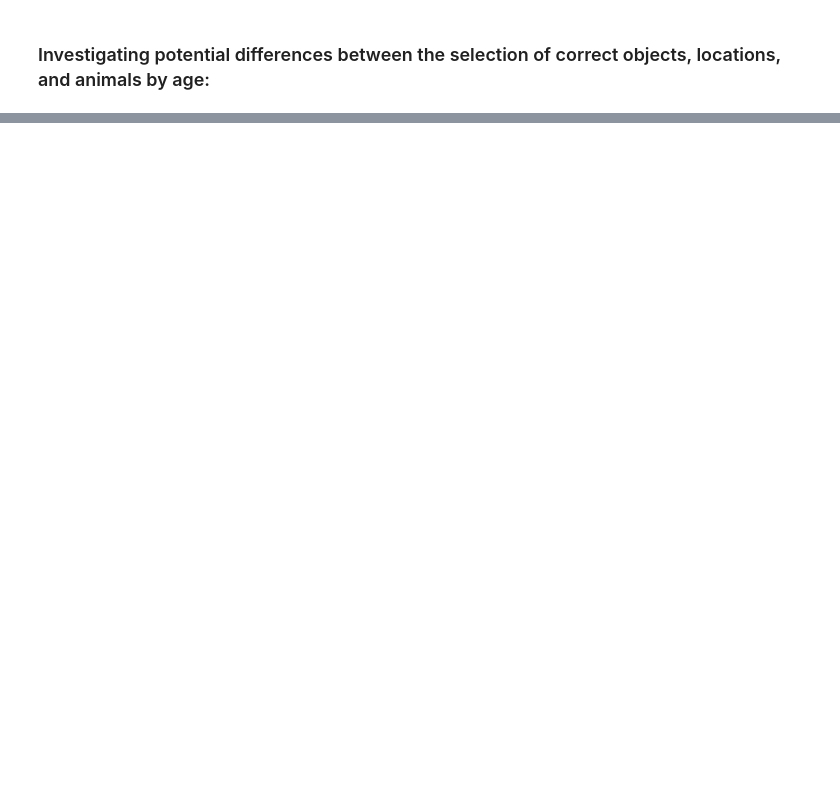
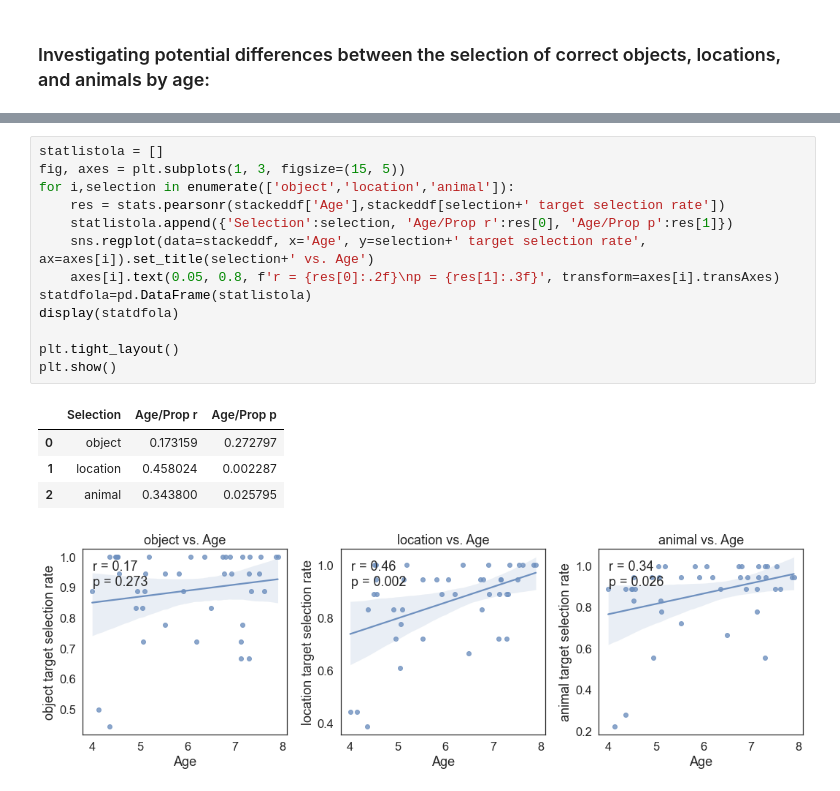
Before and after one commit to samsydco/PSPC, a Jupyter notebook: Results_PS.ipynb, the cells around one changed output, grey strips where cells are left out. Drawn from its saved outputs; the diff is of its cells as text; blank space fills up the shorter version.

```diff
--- a/Results_PS.ipynb
+++ b/Results_PS.ipynb
@@ -200,0 +331,19 @@ p-value: 0.0860
+# %%
+statlistola = []
+fig, axes = plt.subplots(1, 3, figsize=(15, 5))
+for i,selection in enumerate(['object','location','animal']):
+	res = stats.pearsonr(stackeddf['Age'],stackeddf[selection+' target selection rate'])
+	statlistola.append({'Selection':selection, 'Age/Prop r':res[0], 'Age/Prop p':res[1]})
+	sns.regplot(data=stackeddf, x='Age', y=selection+' target selection rate', ax=axes[i]).set_title(selection+' vs. Age')
+	axes[i].text(0.05, 0.8, f'r = {res[0]:.2f}\np = {res[1]:.3f}', transform=axes[i].transAxes)
+statdfola=pd.DataFrame(statlistola)
+display(statdfola)
+
+plt.tight_layout()
+plt.show()
+# %% [output]
+|  | Selection | Age/Prop r | Age/Prop p |
+| 0 | object | 0.173159 | 0.272797 |
+| 1 | location | 0.458024 | 0.002287 |
+| 2 | animal | 0.343800 | 0.025795 |
+[figure, added]
```
Also changed, not shown: parts of 18 cells of this notebook.
